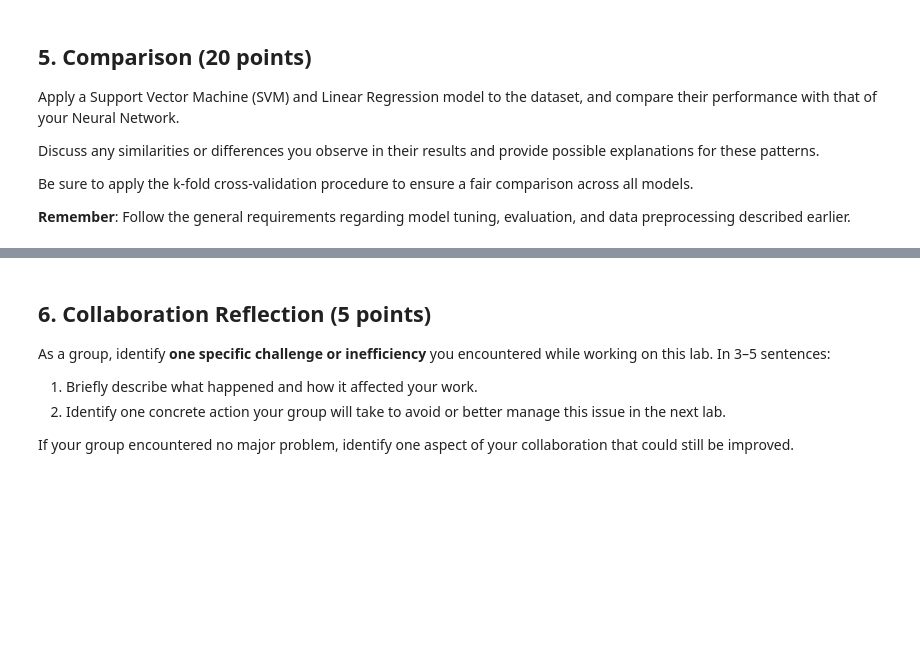
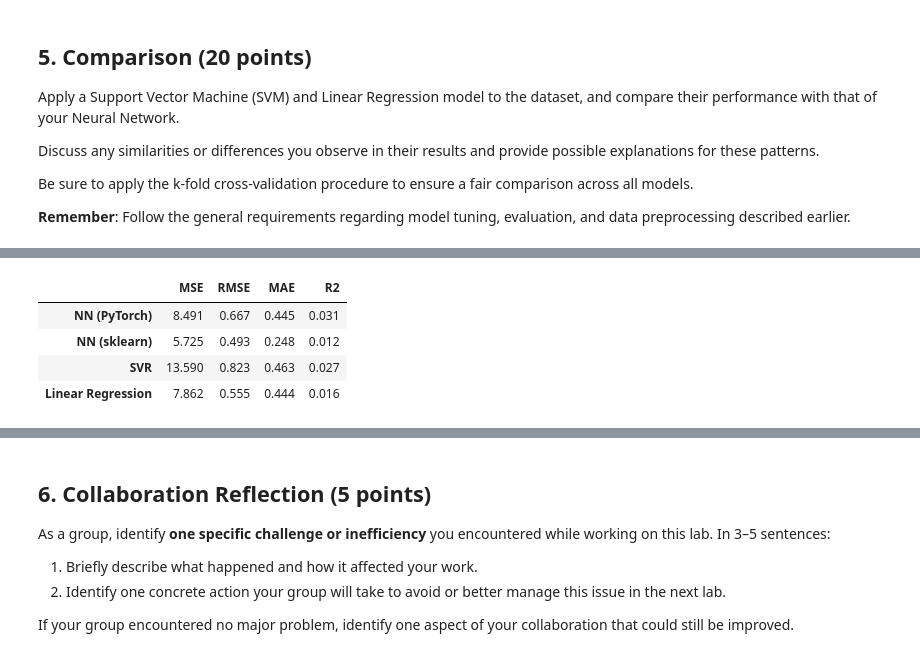
Before and after one commit to yxf9tv/05-neural-networks-real-data, a Jupyter notebook: 05-neural-networks-real-data.ipynb, the cells around one changed output, grey strips where cells are left out. Cells and saved outputs as stored; diff of their text form; code cells hidden in the pictures; blank space fills up the shorter version.

```diff
--- a/05-neural-networks-real-data.ipynb
+++ b/05-neural-networks-real-data.ipynb
@@ -336,0 +413,13 @@ Be sure to apply the k-fold cross-validation procedure to ensure a fair comparis
+# %%
+pd.DataFrame({
+    'NN (PyTorch)': nn_results.std(),
+    'NN (sklearn)': mlp_results.std(),
+    'SVR': svm_results.std(),
+    'Linear Regression': lr_results.std(),
+}).T.round(3)
+# %% [output]
+|  | MSE | RMSE | MAE | R2 |
+| NN (PyTorch) | 8.491 | 0.667 | 0.445 | 0.031 |
+| NN (sklearn) | 5.725 | 0.493 | 0.248 | 0.012 |
+| SVR | 13.590 | 0.823 | 0.463 | 0.027 |
+| Linear Regression | 7.862 | 0.555 | 0.444 | 0.016 |
```
Also changed, not shown: parts of 20 cells of this notebook.
